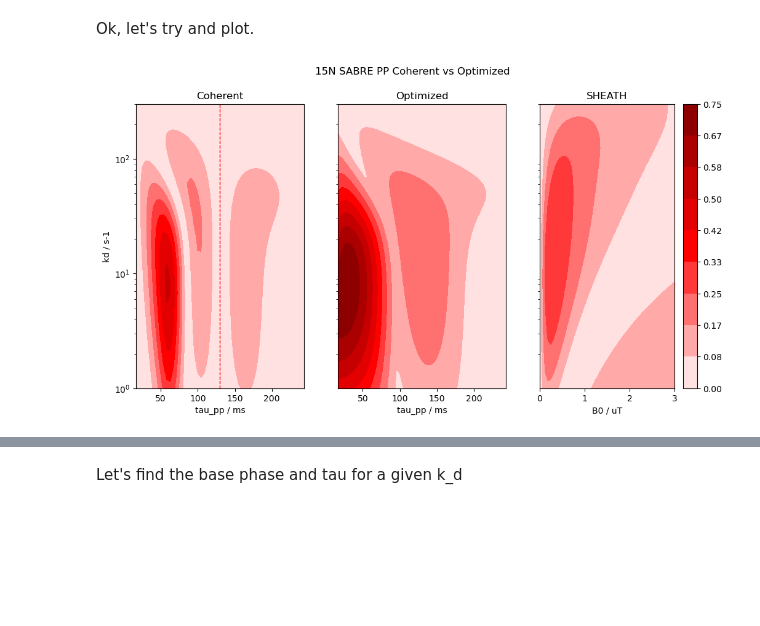
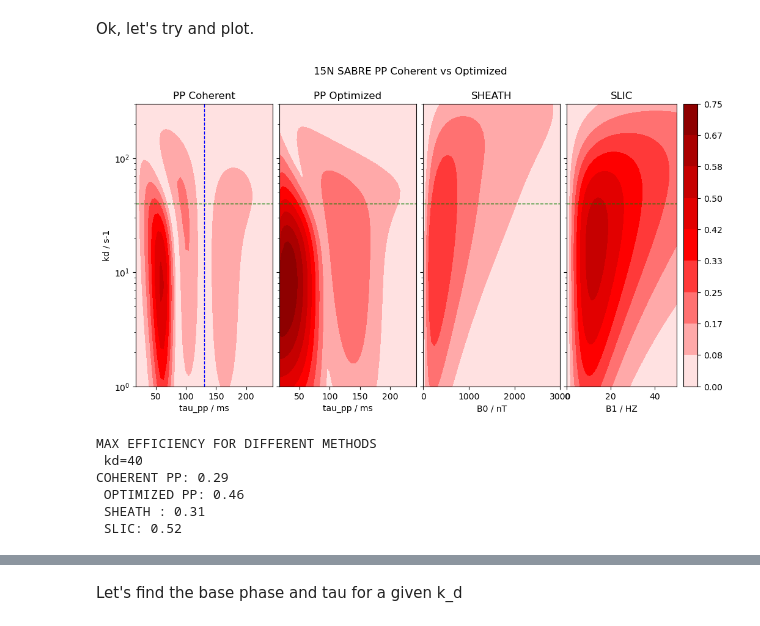
Before and after one commit to L-Siemons/SpinSimulation, a Jupyter notebook: examples/SABRE_PP.ipynb, the cells around one changed output, grey strips where cells are left out. Drawn from its saved outputs; the diff is of its cells as text; code cells hidden in the pictures; blank space fills up the shorter version.

Commit message:
Some addition to SABRE simulations

```diff
--- a/examples/SABRE_PP.ipynb
+++ b/examples/SABRE_PP.ipynb
@@ -613,17 +993,15 @@ sigma_0_SHEATH = np.hstack([sigma_S, sigma_C])
 
 B0sv, kdsv = np.meshgrid(B0s*1e+6, kds, indexing="ij")
 # %%
-time_overall = 30
+time_overall = 50
 for i_B0, B0 in enumerate(B0s):
     for i_k, kd in enumerate(kds):
         uni_sheath = expm(
             SABRE_SO(ss_S, ss_C, B0, kd, W) * time_overall
         )
         sigma_fin = uni_sheath @ sigma_0_pp
-        P_2_SHEATH['free'][i_B0, i_k] = amplitude_v(
-                                                obs_S, sigma_fin[:idx_S])
-        P_2_SHEATH['bound'][i_B0, i_k] = amplitude_v(
-                                                obs_C, sigma_fin[idx_S:idx_fin])
+        P_2_SHEATH['free'][i_B0, i_k] = amplitude_v(obs_S, sigma_fin[:idx_S])
+        P_2_SHEATH['bound'][i_B0, i_k] = amplitude_v(obs_C, sigma_fin[idx_S:idx_fin])
 # %%
 fig, axs = plt.subplots(1, 2, figsize=(12, 6))
 
@@ -667,11 +1267,4 @@ phs = np.linspace(-7 * np.pi / 8, 7 * np.pi / 8, 50)
 tau_pps = np.array(
     [pulse_pol_params(7.7, phi=ph) for ph in phs]
 )
-
-P_2_long = {
-    'free' : np.zeros([len(tau_pps), len(phs), len(kds)]),
-    'bound' : np.zeros([len(tau_pps), len(phs), len(kds)]),
-}
-sigma_0_pp = np.hstack([sigma_S, sigma_C])
-
-tau_ppsv, kdsv = np.meshgrid(tau_pps*1e+3, kds, indexing="ij")
+time_overall = 50
@@ -705,2 +1308,3 @@ Let's pickle it to avoid recalculation.
 # %%
-np.save('SABRE_PP_res/pol_all_depenecies.npy', P_2_long)
+filename = 'SABRE_PP_res/pol_all_depenecies.npy'
+P_2_long = compute_or_load_results(filename, kds, phs, tau_pps)
@@ -729,7 +1332,7 @@ P_2_max = {
 Ok, let's try and plot.
 # %%
 fig, axs = plt.subplots(
-    1, 3, figsize=(12, 6)
+    1, 4, figsize=(12, 6), sharey=True
 )
 
 fig.suptitle('15N SABRE PP Coherent vs Optimized')
@@ -739,6 +1342,7 @@ my_cmap = 'seismic'
 ax1 = axs[0]
 ax2 = axs[1]
 ax3 = axs[2]
+ax4 = axs[3]
 
 levels = np.linspace(
     0, np.max(P_2_max['tau']), 10
@@ -746,42 +1350,75 @@ levels = np.linspace(
 
 cs1 = ax1.contourf(
     tau_ppsv, kdsv, np.abs(P_2['free']), levels=levels,
     cmap=my_cmap, norm=CenteredNorm()
 )
 
 
 ax1.set_xlabel('tau_pp / ms')
 ax1.set_ylabel('kd / s-1')
 ax1.set_yscale('log')
-ax1.set_title('Coherent')
-ax1.axvline(tau_pp_0*1e+3, color='red', lw=1, linestyle='--')
-# fig.colorbar(cs1, ax=ax1, format='%.2f')
+ax1.set_title('PP Coherent')
+ax1.axvline(tau_pp_0*1e+3, color='blue', lw=1, linestyle='--')
+
 
 cs2 = ax2.contourf(
     tau_ppsv, kdsv, np.abs(P_2_max['tau']), levels=levels,
     cmap=my_cmap, norm=CenteredNorm()
 )
 
 ax2.set_xlabel('tau_pp / ms')
 ax2.set_yscale('log')
-ax2.set_title('Optimized')
-ax2.set_yticks([])
+ax2.set_title('PP Optimized')
+# ax2.set_yticks([])
 
 
 cs3 = ax3.contourf(
-    B0sv, kdsv, np.abs(P_2_SHEATH['free']), levels=levels,
+    B0sv *1e+3, kdsv, np.abs(P_2_SHEATH['free']), levels=levels,
     cmap=my_cmap, norm=CenteredNorm()
 )
 
-ax3.set_xlabel('B0 / uT')
+ax3.set_xlabel('B0 / nT')
 ax3.set_yscale('log')
 ax3.set_title('SHEATH')
-ax3.set_yticks([])
+# ax3.set_yticks([])
 
-#
-# normalizer = Normalize(levels[0], levels[-1])
-fig.colorbar(cs2, ax=ax3, format='%.2f')
+
+cs4 = ax4.contourf(
+    B1sv, kdsv, np.abs(P_2_SLIC['free']), levels=levels,
+    cmap=my_cmap, norm=CenteredNorm()
+)
+
+ax4.set_xlabel('B1 / HZ')
+ax4.set_yscale('log')
+ax4.set_title('SLIC')
+# ax4.set_yticks([])
+
+fig.colorbar(cs2, ax=ax4, format='%.2f')
+
+# Reduce the space between subplots
+fig.subplots_adjust(wspace=0.05)
+
+for ax in axs:
+    ax.axhline(40, color='green', lw=1, linestyle='--')
 
 plt.show()
 # %% [output]
-[figure, old version]
+[figure, new version]
+# %%
+kd_target = 40
+idx_kd_target = arg_nearest(kds, kd_target)
+print(
+    'MAX EFFICIENCY FOR DIFFERENT METHODS\n',
+    f'kd={kd_target}\n'
+    f'COHERENT PP: {np.abs(P_2["free"])[:, idx_kd_target].max():.2f}\n',
+    f'OPTIMIZED PP: {np.abs(P_2_max["tau"])[:, idx_kd_target].max():.2f}\n',
+    f'SHEATH : {np.abs(P_2_SHEATH["free"])[:, idx_kd_target].max():.2f}\n',
+    f'SLIC: {np.abs(P_2_SLIC["free"])[:, idx_kd_target].max():.2f}\n',
+)
+# %% [output]
+MAX EFFICIENCY FOR DIFFERENT METHODS
+ kd=40
+COHERENT PP: 0.29
+ OPTIMIZED PP: 0.46
+ SHEATH : 0.31
+ SLIC: 0.52
```
Also changed, not shown: parts of 82 cells of this notebook.
